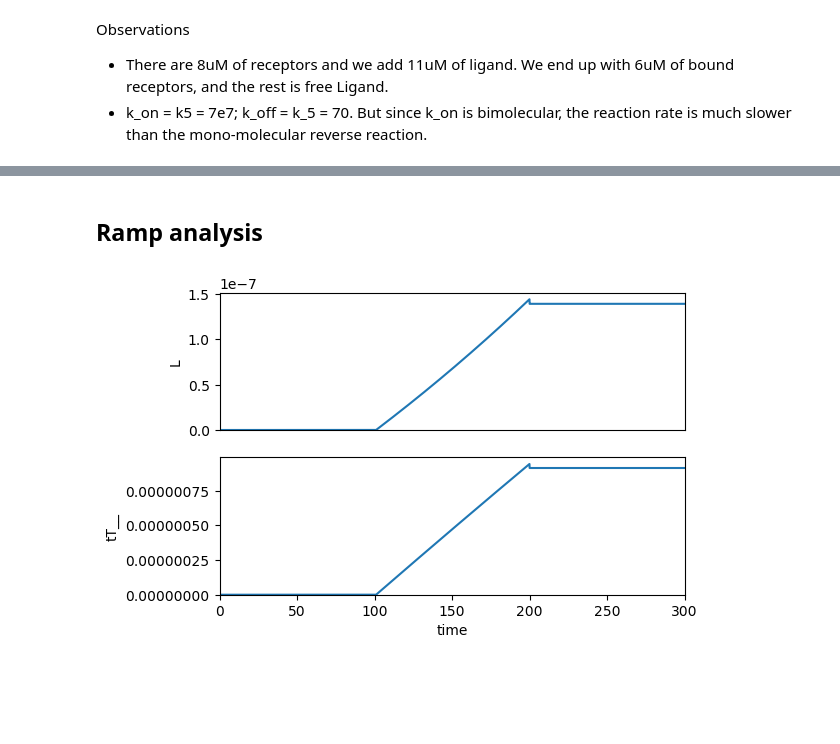
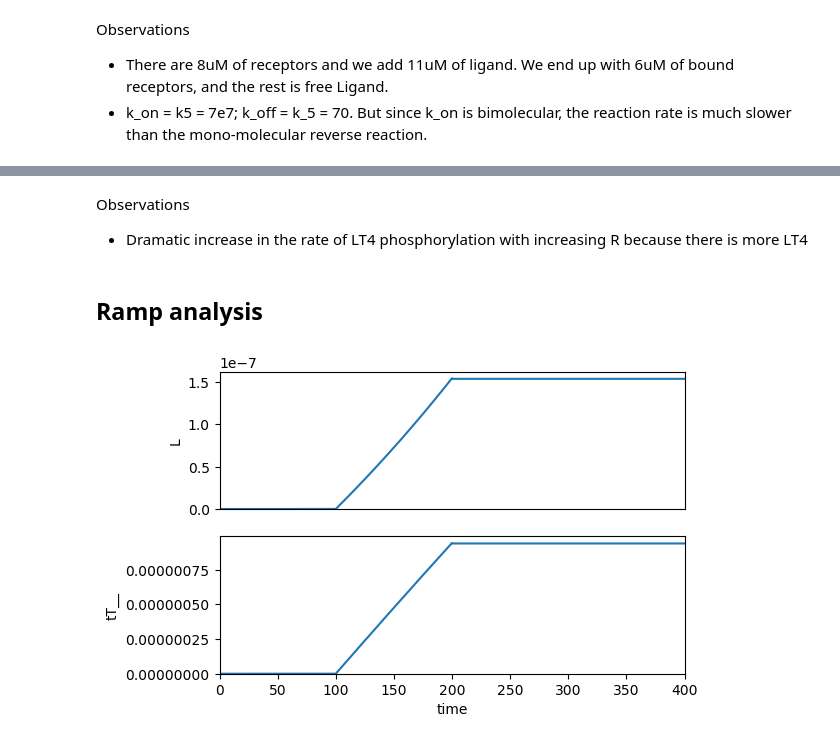
Before and after one commit to ScienceStacks/BioCellControl, a Jupyter notebook: Analysis/chemotaxis.ipynb, the cells around one changed output, grey strips where cells are left out. Drawn from its saved outputs; the diff is of its cells as text; code cells hidden in the pictures; blank space fills up the shorter version.

```diff
--- a/Analysis/chemotaxis.ipynb
+++ b/Analysis/chemotaxis.ipynb
@@ -73,12 +73,12 @@ def sim(elements=None):
     """
     if elements is None:
       elements = []
-    global plotter, result
+    global plotter, result, model
     model = ChemotaxisModel()
     for element in elements:
       model.appendToModel(element)
     model.initialize()
-    result = model.run(end=300)
+    result = model.run(end=400)
     plotter = DataPlotter(model)
 # %% [markdown]
 ## Justification for Fractional Concentrations
@@ -157,9 +186,12 @@ Questions
+# %% [markdown]
+Observations
+- Dramatic increase in the rate of LT4 phosphorylation with increasing R because there is more LT4
 # %% [markdown]
 ## Ramp analysis
 # %%
 # Where does the ligand go?
-elements = ["at (time > 101): k0 = 0.011e-6", "at (time > 200): k0 = 0, L=0.11e-6"]
+elements = ["at (time > 100): k0 = 0.011e-6", "at (time > 200): k0 = 0, L=0.15e-6"]
 sim(elements=elements)
 plotter.lines(["L", "tT__"])
 # %% [output]
-[figure, old version]
+[figure, new version]
```
Also changed, not shown: parts of 16 cells of this notebook, 2 other files.
